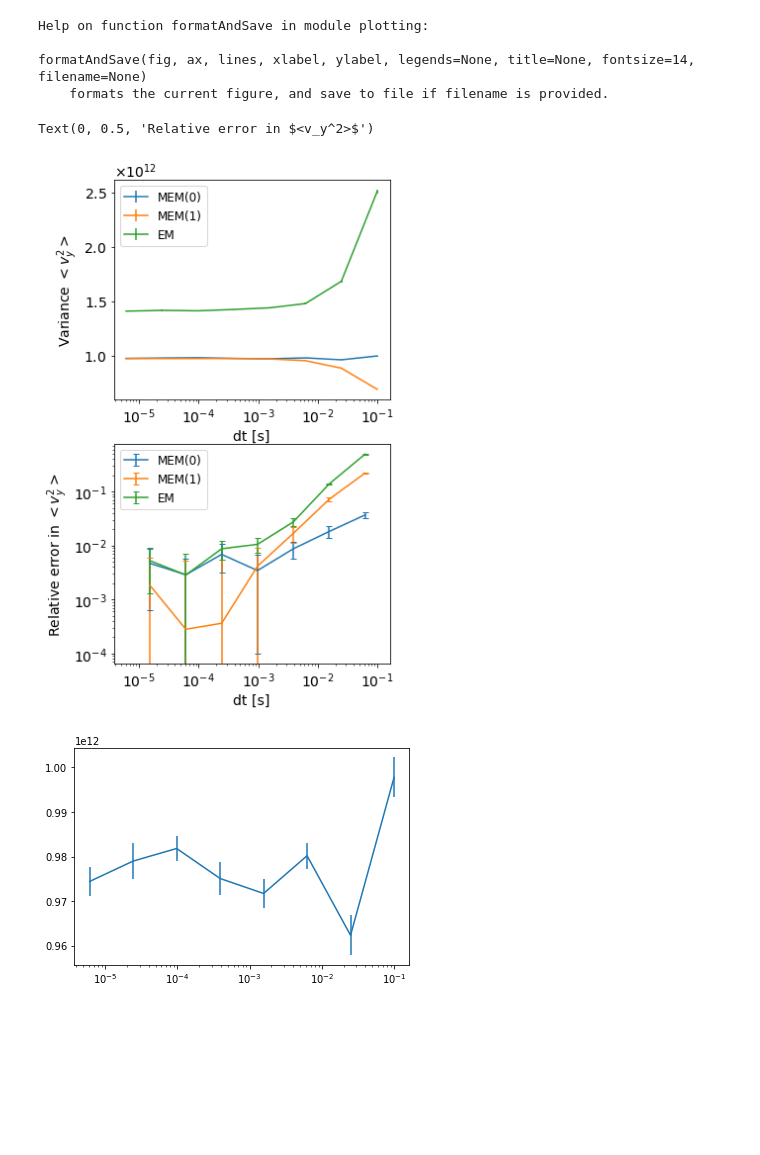
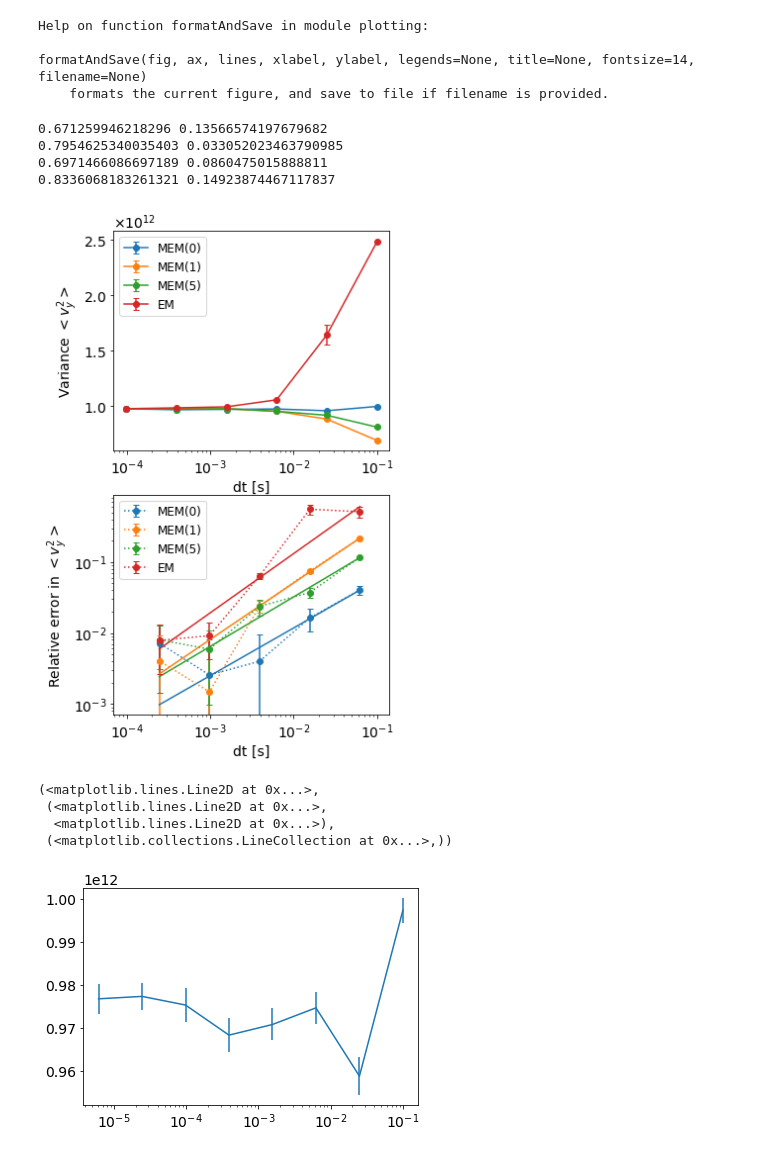
Before and after one commit to lauraxinzhang/CoulombCollisions, a Jupyter notebook: plot_output.ipynb, the cells around one changed output. Saved outputs shown, nothing was run; the diff lists cells and outputs as text; code cells hidden in the pictures; blank space fills up the shorter version.

```diff
--- a/plot_output.ipynb
+++ b/plot_output.ipynb
@@ -8,6 +9,10 @@ dt_MEM_0 = np.loadtxt('output/w_MEM_cor_0_mom2__dt.txt')
 ave_MEM_1 = np.loadtxt('output/w_MEM_cor_1_mom2__ave.txt')
 err_MEM_1 = np.loadtxt('output/w_MEM_cor_1_mom2__sem.txt')
 dt_MEM_1 = np.loadtxt('output/w_MEM_cor_1_mom2__dt.txt')
+# %%
+ave_MEM_5 = np.loadtxt('output/w_MEM_cor_5_mom2__ave.txt')
+err_MEM_5 = np.loadtxt('output/w_MEM_cor_5_mom2__sem.txt')
+dt_MEM_5 = np.loadtxt('output/w_MEM_cor_5_mom2__dt.txt')
 # %%
 ave_EM = np.loadtxt('output/w_EM_mom2__ave.txt')
 err_EM = np.loadtxt('output/w_EM_mom2__sem.txt')
@@ -21,47 +26,85 @@ Help on function formatAndSave in module plotting:
 
 formatAndSave(fig, ax, lines, xlabel, ylabel, legends=None, title=None, fontsize=14, filename=None)
     formats the current figure, and save to file if filename is provided.
+# %%
+def diffAnderr(ave, err):
+    high = ave[:-1, :]
+    low = ave[1:, :]
+    diff = np.abs((high - low)/low)
+    err_low = err[1:, :] * (high / low**2) #the error on the denominator
+    err_high = err[:-1, :] / low
+    err = np.sqrt(err_low**2 + err_high**2)
+    return diff, err
+
+def power(x, c, alpha):
+    return c * (x**alpha)
 # %%
 fig= plt.figure()
 updateGlobal(14)
 fig.set_size_inches(5, 9)
 # plt.tight_layout()
 
 ax1 = fig.add_subplot(211)
 plt.ticklabel_format(axis = 'y', style = 'sci', scilimits=(0, 0), useMathText=True)
 ax2 = fig.add_subplot(212, sharex = ax1)
 plt.ticklabel_format(axis = 'y', style = 'sci', scilimits=(0, 0), useMathText=True)
 
 # fig, [ax1, ax2] = plt.subplots(2, 1)
 
 
-for ave, err, lab in zip([ave_MEM_0, ave_MEM_1, ave_EM],
-                         [err_MEM_0, err_MEM_1, err_EM],
-                         ['MEM(0)', 'MEM(1)', 'EM']):
-    ax1.errorbar(dt_EM, ave[:, vcomp], err[:, vcomp], label = lab)
-    diff_ave = np.abs(np.diff(ave, axis = 0) / ave[1:, :])
+for dt, ave, err, lab, truncate, c in zip([dt_MEM_0, dt_MEM_1, dt_MEM_5, dt_EM],
+                         [ave_MEM_0, ave_MEM_1, ave_MEM_5, ave_EM],
+                         [err_MEM_0, err_MEM_1, err_MEM_5, err_EM],
+                         ['MEM(0)', 'MEM(1)', 'MEM(5)', 'EM'],
+                                       [-2, -2, -1, -2],
+                                      ['C0', 'C1', 'C2', 'C3']):
+    ax1.errorbar(dt[:truncate], ave[:truncate, vcomp], err[:truncate, vcomp],
+                 color = c, marker = 'o', capsize = 3,label = lab)
+    diff_ave, diff_err = diffAnderr(ave, err)
 #     ax2.plot(dt_EM[:-1], diff_ave[:, vcomp])
-    t_mid = 0.5 * (dt_EM[:-1] + dt_EM[1:])
-    ax2.errorbar(t_mid, diff_ave[:, vcomp], err[:-1, vcomp]/ ave[1:, vcomp], capsize = 3, label = lab)
+    t_mid = 0.5 * (dt[:-1] + dt[1:])
 
+    # A power fit
+    popt, pcov = curve_fit(power, t_mid[:truncate], diff_ave[:truncate, vcomp], sigma = diff_err[:truncate, vcomp])
+    perr = np.sqrt(np.diag(pcov))
+    print(popt[1], perr[1])
+    # plot fit and data
+    ax2.plot(t_mid[:truncate], power(t_mid[:truncate], *popt), '-', color = c)
+#     lab = lab+'$alpha={}$'.format(popt[1])
+    ebar = ax2.errorbar(t_mid[:truncate], diff_ave[:truncate, vcomp],
+                 diff_err[:truncate, vcomp],
+                 color = c, fmt = 'o:', capsize = 3, label = lab)
+
+# ax2.plot(t_mid[:truncate], 6*t_mid[:truncate], 'k--')
 for ax in [ax1, ax2]:
     ax.set_xscale('log')
     ax.set_xlabel('dt [s]')
     ax.legend()
 
 ax1.set_ylabel('Variance $<v_y^2>$')
 
 ax2.set_yscale('log')
 ax2.set_ylabel('Relative error in $<v_y^2>$')
+fig.savefig('./figures/weakConv.pdf', bbox_inches = "tight")
 # %% [output]
-Text(0, 0.5, 'Relative error in $<v_y^2>$')
+0.671259946218296 0.13566574197679682
+0.7954625340035403 0.033052023463790985
+0.6971466086697189 0.0860475015888811
+0.8336068183261321 0.14923874467117837
-[figure, old version]
+[figure, new version]
+# %%
+line
+# %% [output]
+(<matplotlib.lines.Line2D at 0x...>,
+ (<matplotlib.lines.Line2D at 0x...>,
+  <matplotlib.lines.Line2D at 0x...>),
+ (<matplotlib.collections.LineCollection at 0x...>,))
 # %%
 plt.errorbar(dt, ave_MEM_0[:, vcomp], err_MEM_0[:, vcomp])
 plt.xscale('log')
 # plt.yscale('log')
 # %% [output]
-[figure, old version]
+[figure, new version]
 # %%
 diff_ave = np.abs(np.diff(ave, axis = 0))
 plt.errorbar(dt[:-1], diff_ave[:, vcomp], err[:-1, vcomp])
```
Also changed, not shown: parts of 3 cells of this notebook, 1 other file.
